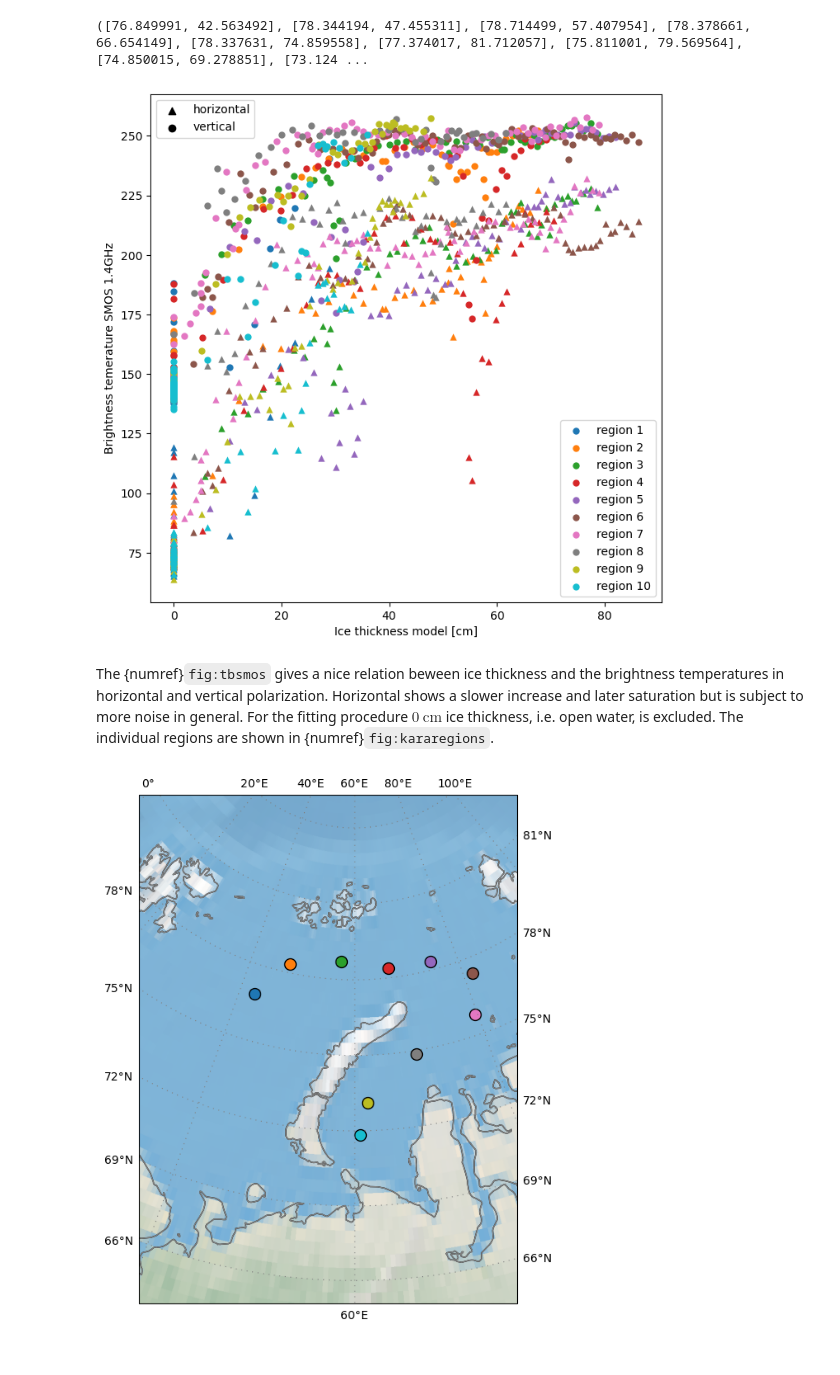
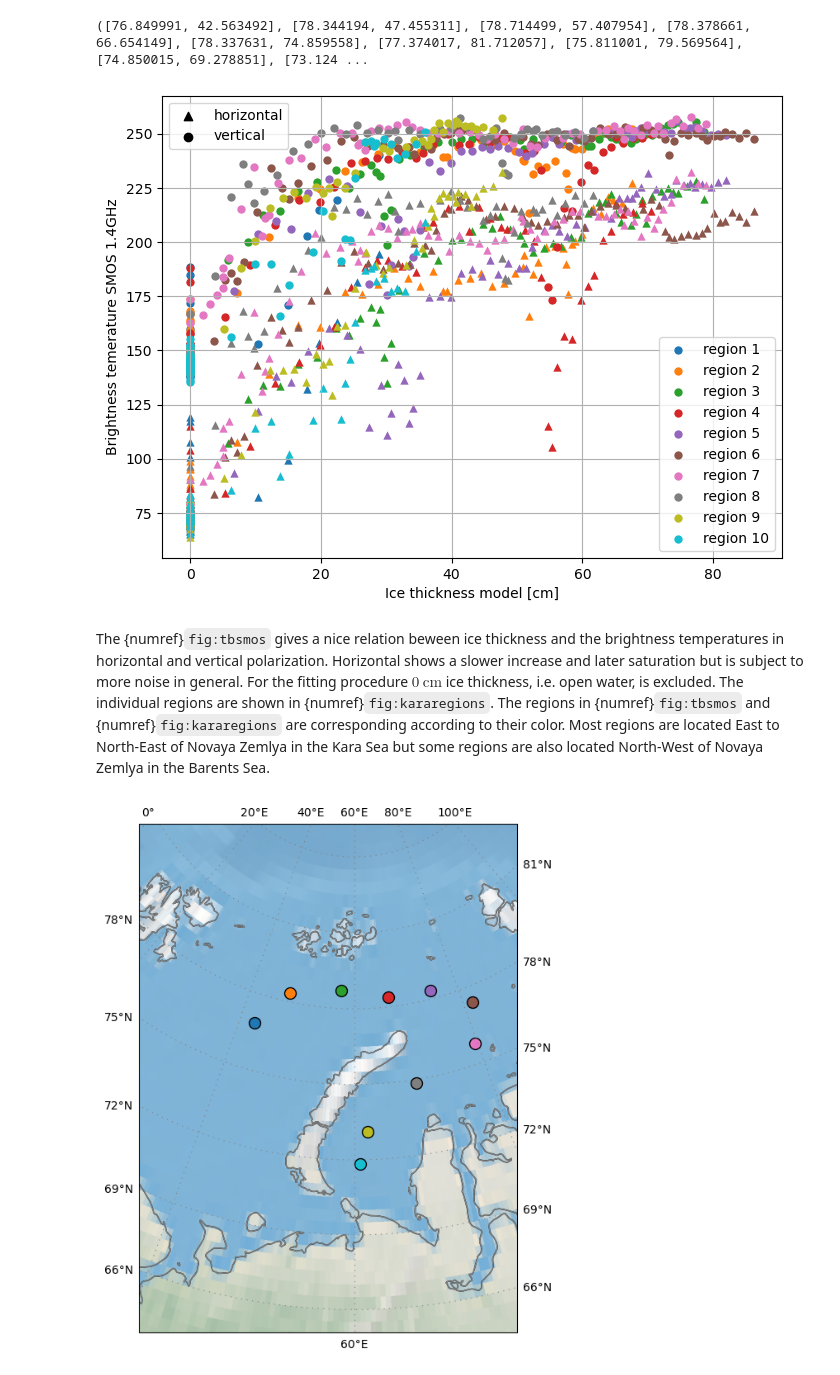
Before and after one commit to CIMR-Algos/SeaIceThickness_ATBD, a Jupyter notebook: book/training_data_smos53.ipynb, the cells around one changed output. Cells and saved outputs as stored; diff of their text form; code cells hidden in the pictures.

```diff
--- a/book/training_data_smos53.ipynb
+++ b/book/training_data_smos53.ipynb
@@ -75,38 +97,39 @@ for i=regions
     all_regions_dfs[i]=CSV.read((@sprintf "../data/region%02i_53_724.txt" i),DataFrame)
 end
 
 
-fig=plt.figure(figsize=[8,8])
+fig=plt.figure(figsize=[8,6])
 ax=fig.add_subplot(111)
 cmap = plt.get_cmap("tab10")
 litems=[]
 lnames=[]
+ax.grid()
 for i=regions
     p1=ax.scatter(airt[!,"region$i"],all_regions_dfs[i].TBh,marker="^",lw=0,color=cmap(i-1),label="")#L"region %$i $T_{b,h}")
    push!(litems,ax.scatter(airt[!,"region$i"],all_regions_dfs[i].TBv,marker="o",lw=0,color=cmap(i-1),label="region $i"))
     push!(lnames,"region $i")
 end
 #plt.c
 #plot!(legend=:bottomright)
 #plot!(legendfontsize=10)
 ax.set_xlabel("Ice thickness model [cm]")
 ax.set_ylabel("Brightness temerature SMOS 1.4GHz")
 leg1=ax.legend(litems,lnames,loc="lower right")
 
 leg2=ax.legend([ax.scatter([],[],marker=d,color="black") for d in "^o"],["horizontal","vertical"],loc="upper left")
 fig.add_artist(leg1)
 
 #ax.twinx()
 #ax.tw
 #scatter!([1],[0],marker=:utriangle,color="black",label=L"$T_{b,h}$")
 #scatter!([1],[0],marker=:circ,color="black",label=L"$T_{b,v}$")
 #ylims!(50,260)
 display(fig)
 # %% [output]
-[figure, old version]
+[figure, new version]
 # %% [markdown]
 The {numref}`fig:tbsmos` gives a nice relation beween ice thickness and the brightness temperatures in horizontal and vertical polarization. Horizontal shows a slower increase and later saturation but is subject to more noise in general. For the fitting procedure $0\ \text{cm}$ ice thickness, i.e. open water, is excluded.
-The individual regions are shown in {numref}`fig:kararegions`.
+The individual regions are shown in {numref}`fig:kararegions`. The regions in {numref}`fig:tbsmos` and {numref}`fig:kararegions` are corresponding according to their color. Most regions are located East to North-East of Novaya Zemlya in the Kara Sea but some regions are also located North-West of Novaya Zemlya in the Barents Sea.
 # %%
 mycrs=ccrs.LambertAzimuthalEqualArea(central_latitude=90,central_longitude=60)
 fig=plt.figure(figsize=[8,8])
```
Also changed, not shown: parts of 8 cells of this notebook, 15 other files.
